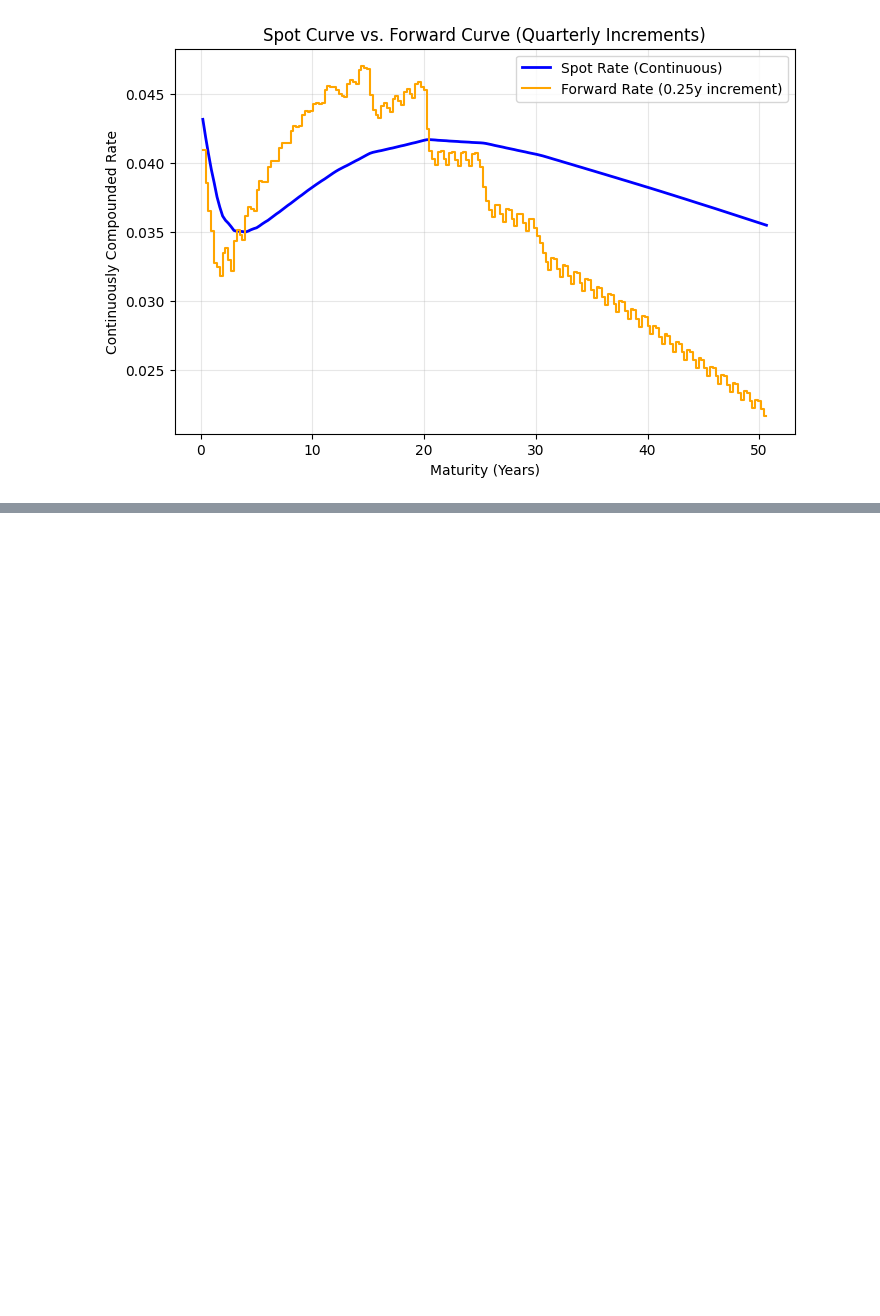
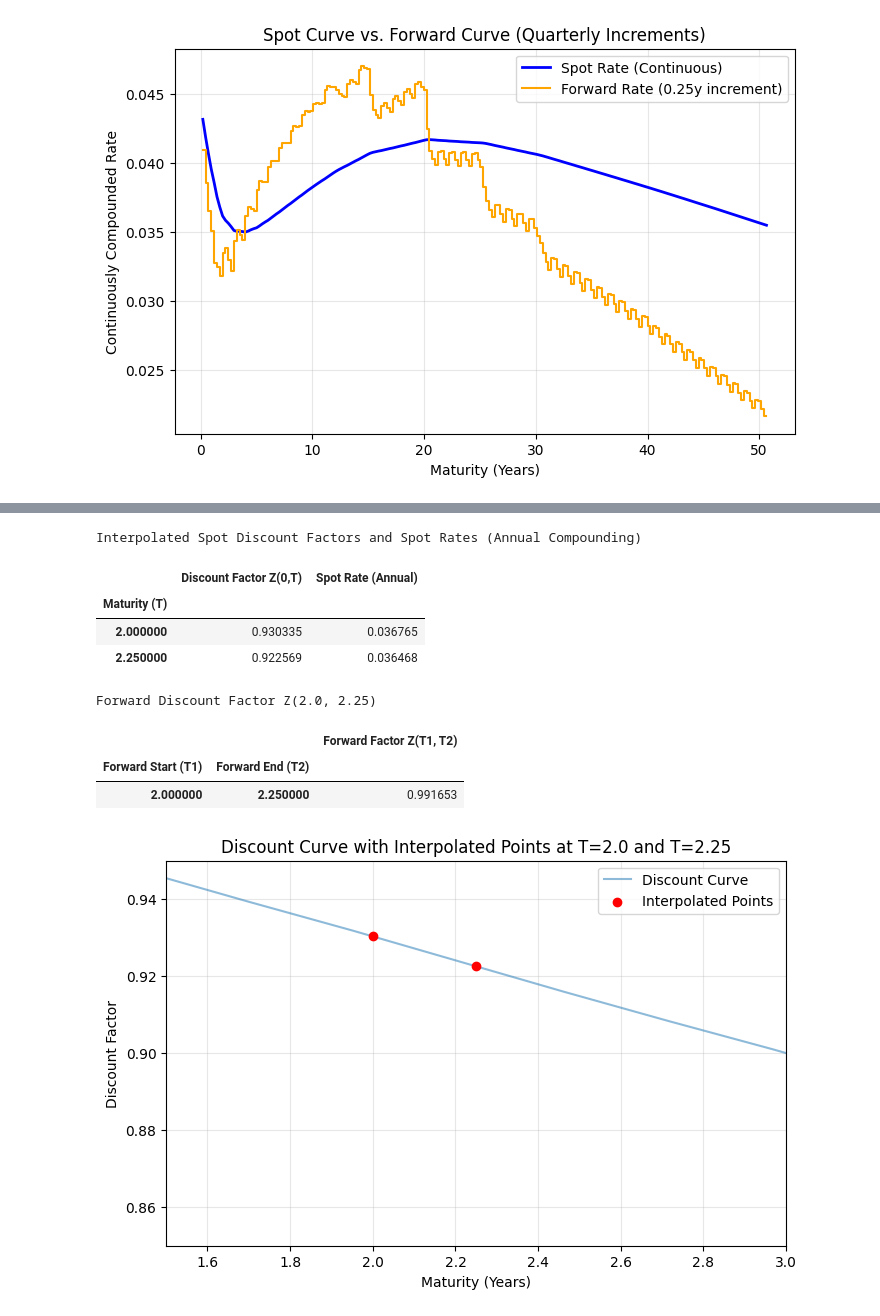
Before and after one commit to DipeshGhimire/FinMath-FixedIncome, a Jupyter notebook: swaps/swap_discount_curve.ipynb, the cells around one changed output, grey strips where cells are left out. Saved outputs shown, nothing was run; the diff lists cells and outputs as text; code cells hidden in the pictures; blank space fills up the shorter version.

Commit message:
completed swap discount curve

```diff
--- a/swaps/swap_discount_curve.ipynb
+++ b/swaps/swap_discount_curve.ipynb
@@ -217,0 +235,72 @@ plt.show()
+# %%
+# Interpolate Log(Z) vs T
+log_z_interp = interp1d(
+    swap_discount_curve['T'],
+    np.log(swap_discount_curve['discount_factor']),
+    kind='linear',
+    fill_value='extrapolate'
+)
+
+def get_discount_factor(t):
+    """Interpolated discount factor at time t using log-linear interpolation."""
+    return np.exp(log_z_interp(t))
+
+# Define start and end maturities
+t_start = 2.00
+t_end = 2.25
+
+# Calculate interpolated spot discount factors
+Z_start = get_discount_factor(t_start)
+Z_end = get_discount_factor(t_end)
+
+# Calculate spot rates (annual compounding) from derived discount factors
+r_spot_start = (1 / Z_start)**(1 / t_start) - 1
+r_spot_end = (1 / Z_end)**(1 / t_end) - 1
+
+# Calculate forward discount factor
+forward_factor = Z_end / Z_start
+
+# Organize results in DataFrames for clean display
+df_spot = pd.DataFrame({
+    'Maturity (T)': [t_start, t_end],
+    'Discount Factor Z(0,T)': [Z_start, Z_end],
+    'Spot Rate (Annual)': [r_spot_start, r_spot_end]
+}).set_index('Maturity (T)')
+df_spot = df_spot.style.set_caption('Interpolated Spot Discount Factors and Spot Rates (Annual Compounding)')
+
+df_forward = pd.DataFrame({
+    'Forward Start (T1)': [t_start],
+    'Forward End (T2)': [t_end],
+    'Forward Factor Z(T1, T2)': [forward_factor]
+}).set_index(['Forward Start (T1)', 'Forward End (T2)'])
+df_forward = df_forward.style.set_caption(f'Forward Discount Factor Z({t_start}, {t_end})')
+
+display(df_spot)
+display(df_forward)
+
+# Plotting (zoomed-in)
+plt.figure(figsize=(8, 5))
+plt.plot(
+    swap_discount_curve['T'], swap_discount_curve['discount_factor'],
+    label='Discount Curve', alpha=0.5
+)
+plt.scatter([t_start, t_end], [Z_start, Z_end], color='red', zorder=5, label='Interpolated Points')
+plt.title(f'Discount Curve with Interpolated Points at T={t_start} and T={t_end}')
+plt.xlabel('Maturity (Years)')
+plt.ylabel('Discount Factor')
+plt.xlim(1.5, 3.0)
+plt.ylim(0.85, 0.95)
+plt.legend()
+plt.grid(True, alpha=0.3)
+plt.show()
+# %% [output]
+Interpolated Spot Discount Factors and Spot Rates (Annual Compounding)
+|  | Discount Factor Z(0,T) | Spot Rate (Annual) |
+| Maturity (T) |  |  |
+| 2.000000 | 0.930335 | 0.036765 |
+| 2.250000 | 0.922569 | 0.036468 |
+Forward Discount Factor Z(2.0, 2.25)
+|  |  | Forward Factor Z(T1, T2) |
+| Forward Start (T1) | Forward End (T2) |  |
+| 2.000000 | 2.250000 | 0.991653 |
+[figure, added]
```
Also changed, not shown: parts of 4 cells of this notebook.
